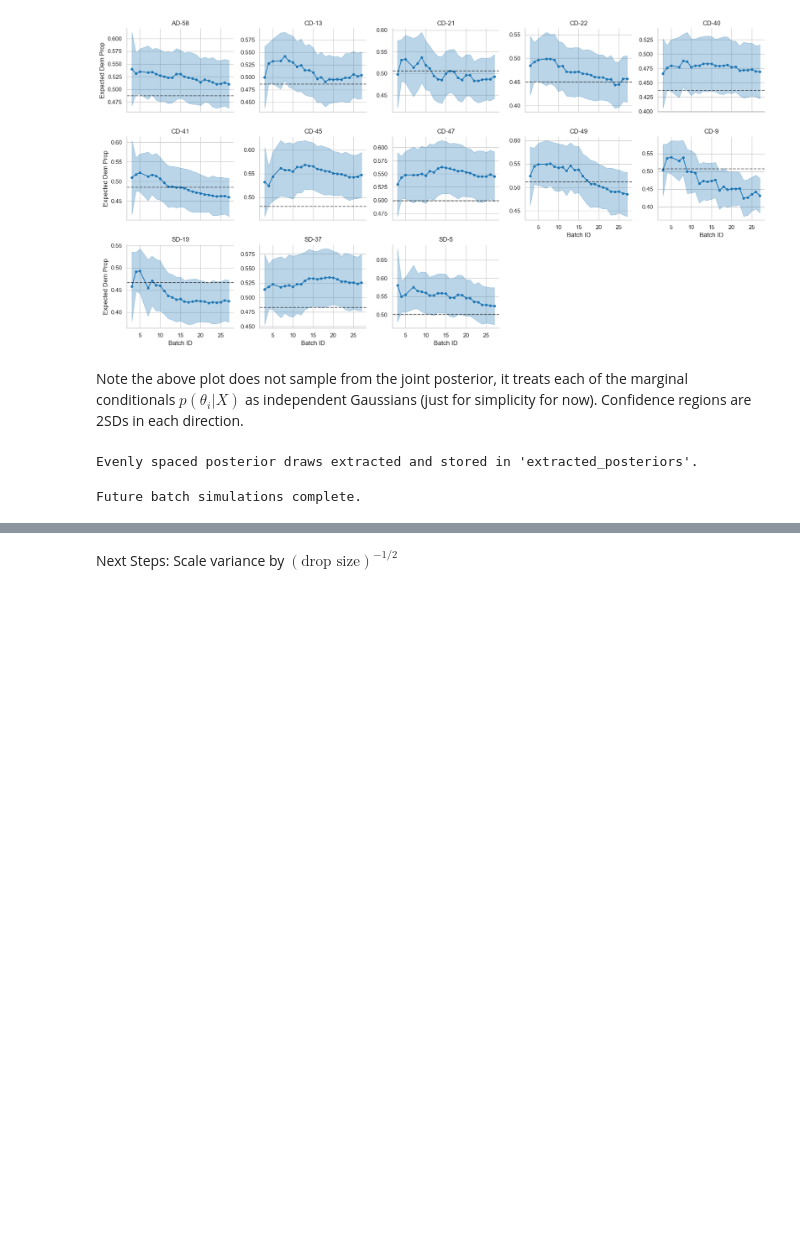
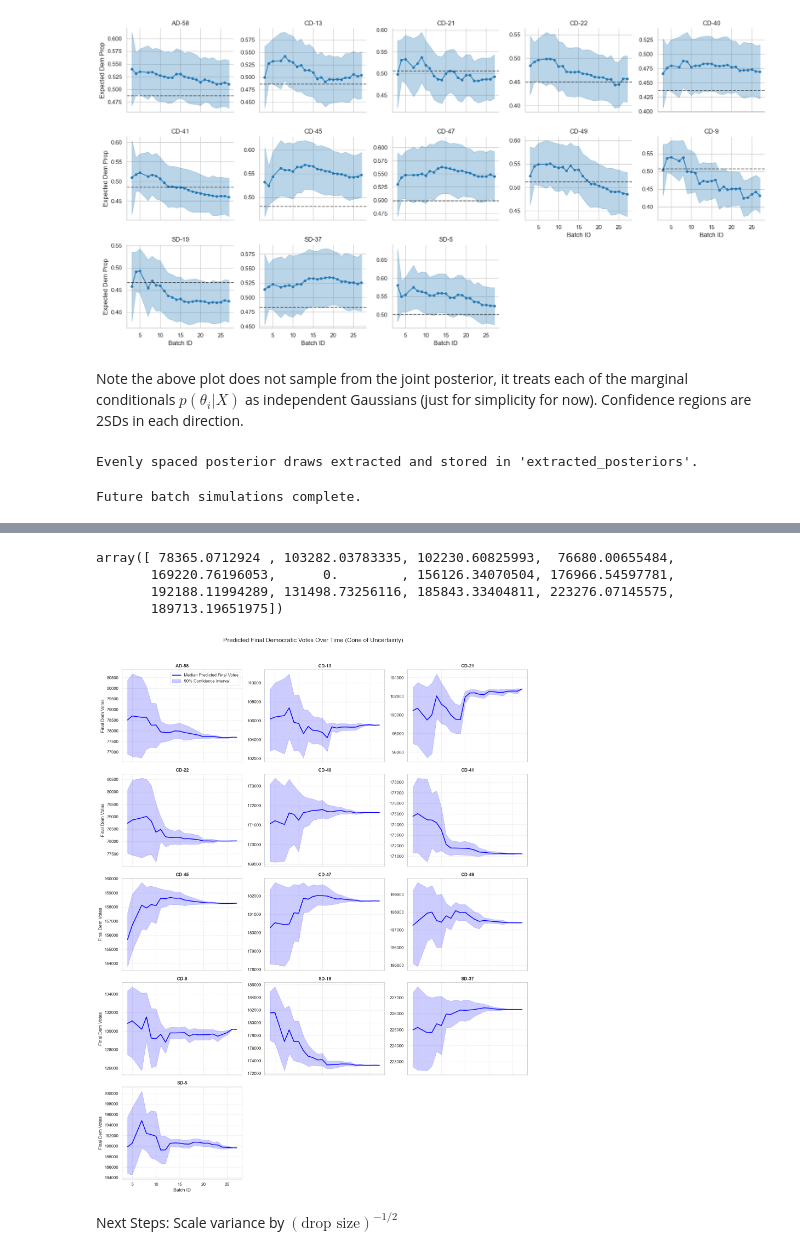
Before and after one commit to rickyrojas311/realtimeElectionForecasting, a Jupyter notebook: model_v1/model_v1.ipynb, the cells around one changed output, grey strips where cells are left out. Saved outputs shown, nothing was run; the diff lists cells and outputs as text; code cells hidden in the pictures; blank space fills up the shorter version.

```diff
--- a/model_v1/model_v1.ipynb
+++ b/model_v1/model_v1.ipynb
@@ -45,6 +45,7 @@ race_names = later_drops['Race'].unique()
 n_races = len(race_names)
 
 race_idx = later_drops['Race'].astype('category').cat.codes.values
+later_drops['race_idx'] = race_idx
 race_idx
 # %% [output]
 array([ 2,  6,  3,  7,  1,  4,  0,  8, 10, 12, 11,  9,  5,  6,  9,  7,  4,
@@ -576,2 +634,70 @@ Future batch simulations complete.
+# %%
+final_outcomes_dict[3][0,:]
+# %% [output]
+array([ 78365.0712924 , 103282.03783335, 102230.60825993,  76680.00655484,
+       169220.76196053,      0.        , 156126.34070504, 176966.54597781,
+       192188.11994289, 131498.73256116, 185843.33404811, 223276.07145575,
+       189713.19651975])
+# %%
+import matplotlib.pyplot as plt
+import numpy as np
+import pandas as pd
+
+# 1. Map the race_idx back to the actual string names for the plot titles
+race_mapping = later_drops[['race_idx', 'Race']].drop_duplicates().sort_values('race_idx')
+race_dict = dict(zip(race_mapping['race_idx'], race_mapping['Race']))
+
+n_races = len(race_dict)
+batch_list = list(final_outcomes_dict.keys())
+
+# 2. Set up the plot grid (e.g., 5 rows x 3 columns for 13+ races)
+cols = 3
+rows = int(np.ceil(n_races / cols))
+fig, axes = plt.subplots(rows, cols, figsize=(16, 4 * rows), sharex=True)
+axes = axes.flatten()
+
+# 3. Loop through each race and plot the shrinking confidence bands
+for race_idx in range(n_races):
+    ax = axes[race_idx]
+    race_name = race_dict.get(race_idx, f"Race {race_idx}")
+
+    p05 = []
+    p50 = []
+    p95 = []
+
+    # Extract the percentiles for this specific race across all batches
+    for b in batch_list:
+        # sims shape is (1000,) representing the 1000 final vote totals for this race at this batch
+        sims = final_outcomes_dict[b][:, race_idx]
+        p05.append(np.percentile(sims, 5))
+        p50.append(np.percentile(sims, 50))
+        p95.append(np.percentile(sims, 95))
+
+    # Plot the trendline and the confidence bands
+    ax.plot(batch_list[1:], p50[1:], color='blue', linewidth=2, label='Median Predicted Final Votes')
+    ax.fill_between(batch_list[1:], p05[1:], p95[1:], color='blue', alpha=0.2, label='90% Confidence Interval')
+
+    # Formatting
+    ax.set_title(f"{race_name}", fontsize=12, fontweight='bold')
+    ax.grid(True, linestyle='--', alpha=0.5)
+
+    # Only add labels to the edges to keep it clean
+    if race_idx % cols == 0:
+        ax.set_ylabel("Final Dem Votes")
+    if race_idx >= (rows - 1) * cols:
+        ax.set_xlabel("Batch ID")
+
+# Hide any extra empty subplots if n_races doesn't perfectly fill the grid
+for i in range(n_races, len(axes)):
+    fig.delaxes(axes[i])
+
+# Add a single legend to the first plot
+axes[0].legend(loc='best')
+
+plt.suptitle("Predicted Final Democratic Votes Over Time (Cone of Uncertainty)", fontsize=16, y=1.02)
+plt.tight_layout()
+plt.show()
+# %% [output]
+[figure, added]
 # %% [markdown]
 Next Steps: Scale variance by $(\text{drop size})^{-1/2}$
```
Also changed, not shown: parts of 2 cells of this notebook, 4 other files.
